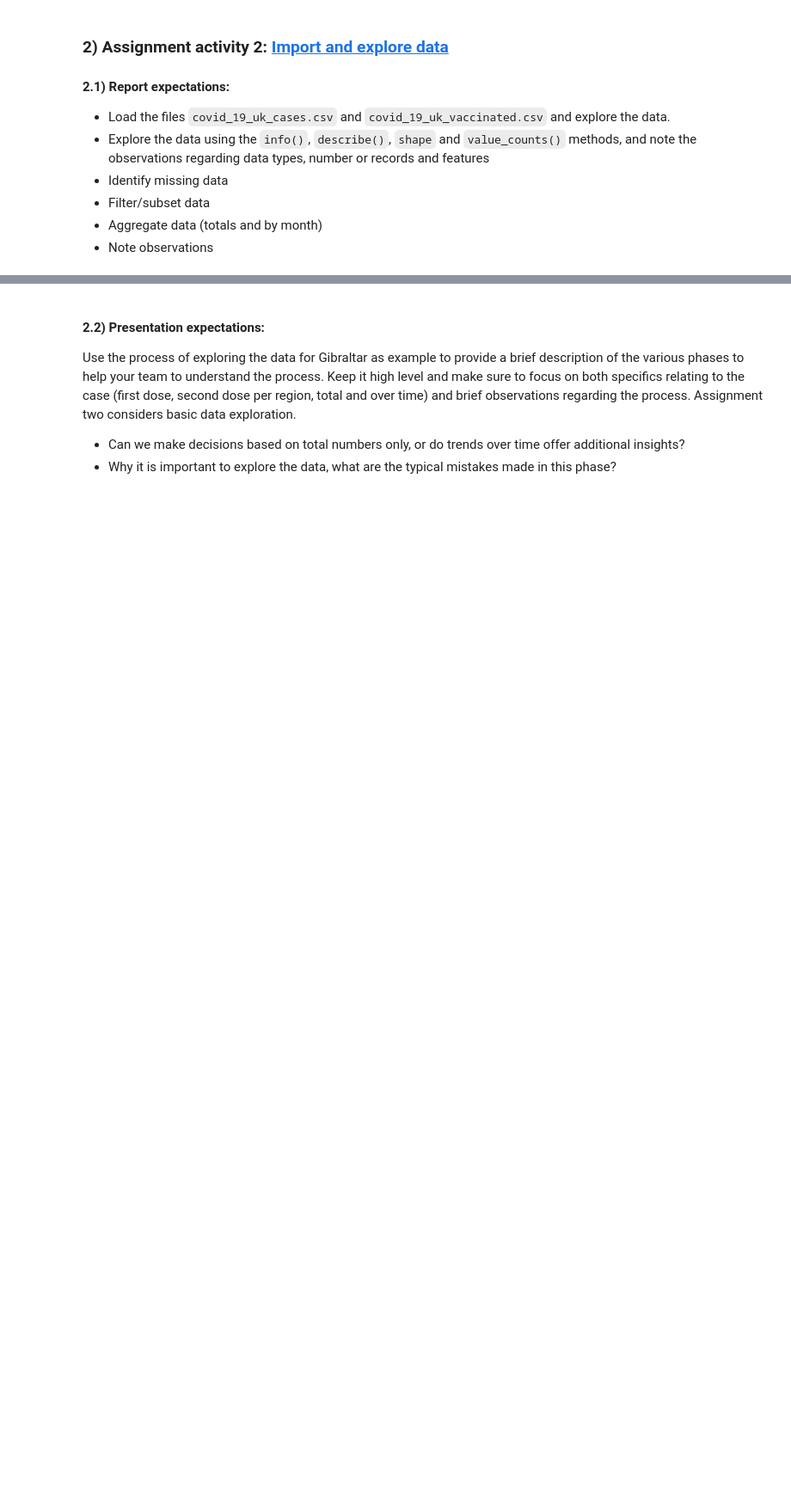
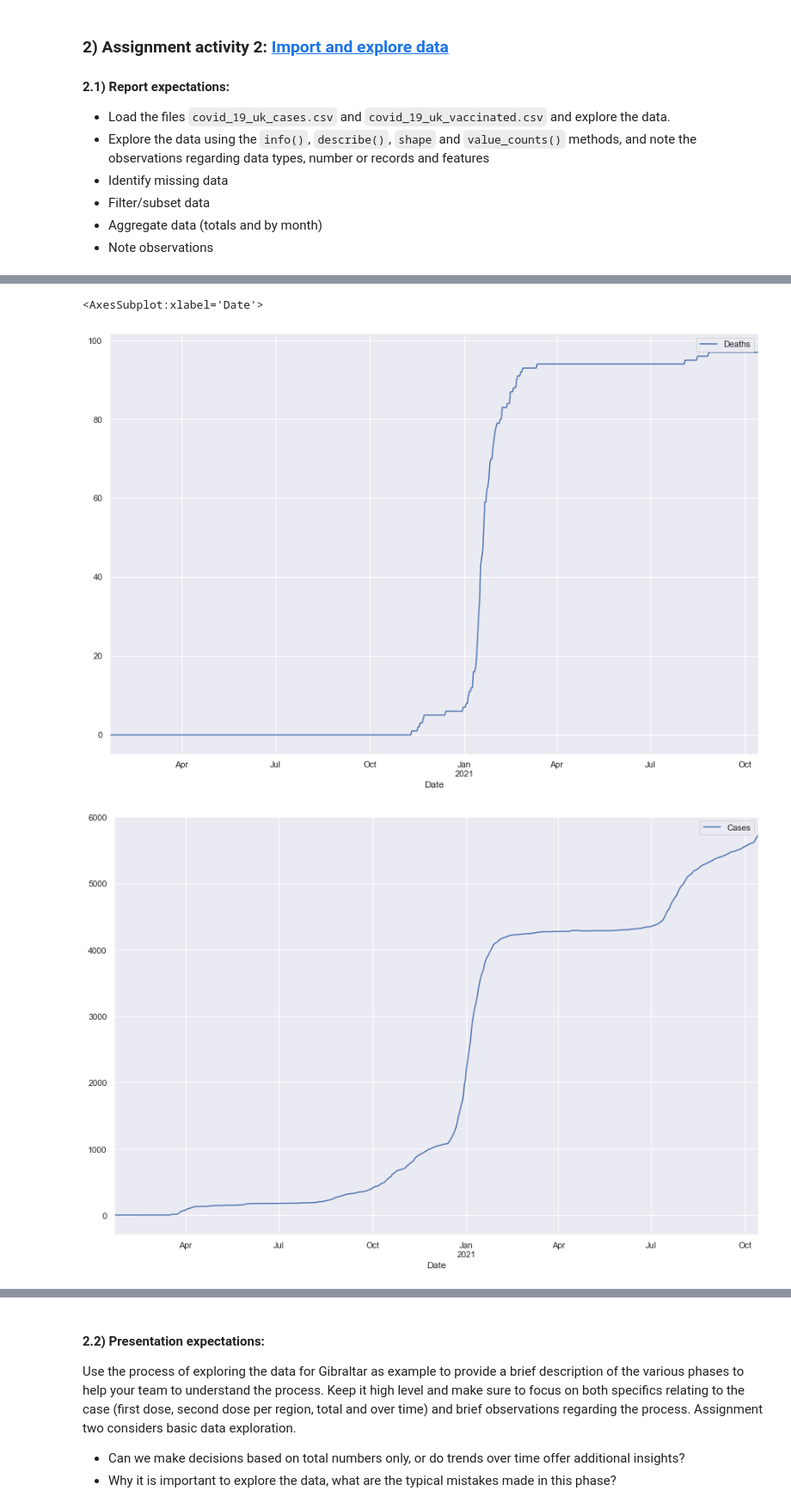
Before and after one commit to hazz292/LSE_A2_COVID_Analysis_Python, a Jupyter notebook: LSE_DA201_Assignment_Hazel_Chan.ipynb, the cells around one changed output, grey strips where cells are left out. Shown at 86% size. Drawn from its saved outputs; the diff is of its cells as text; code cells hidden in the pictures; blank space fills up the shorter version.

```diff
--- a/LSE_DA201_Assignment_Hazel_Chan.ipynb
+++ b/LSE_DA201_Assignment_Hazel_Chan.ipynb
@@ -80,0 +670,10 @@ vac =
+# %%
+# Plot a line chart
+cov_gibraltar.plot('Date', 'Deaths', label='Deaths')
+cov_gibraltar.plot('Date', 'Cases', label='Cases')
+cov_gibraltar.plot('Date', 'Recovered', label='Recovered')
+cov_gibraltar.plot('Date', 'Hospitalised', label='Hospitalised')
+# %% [output]
+<AxesSubplot:xlabel='Date'>
+[figure, added]
+[figure, added]
```
Also changed, not shown: parts of 134 cells of this notebook.
